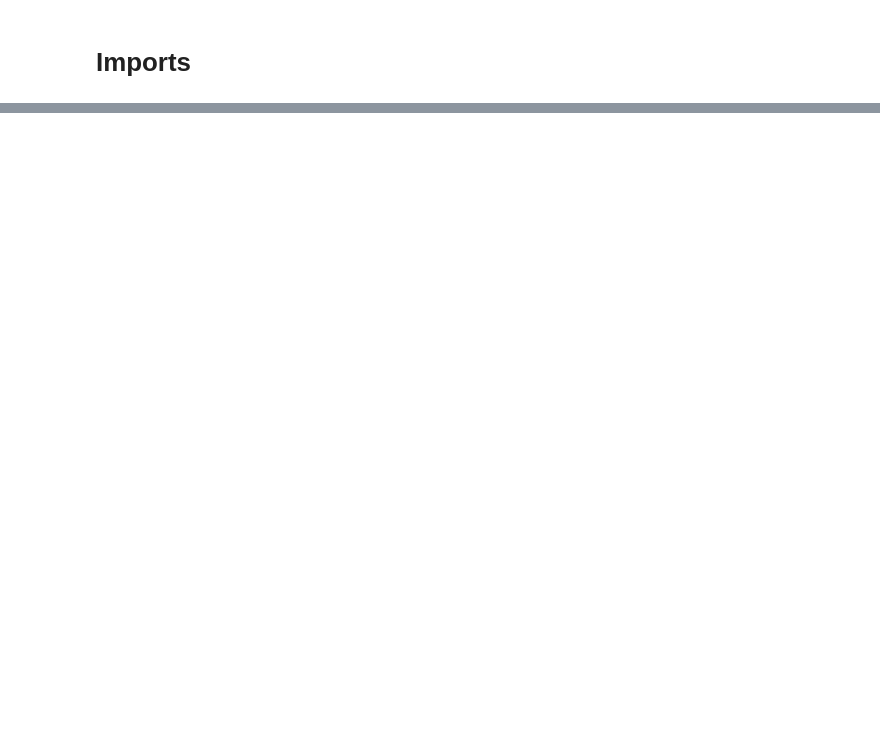
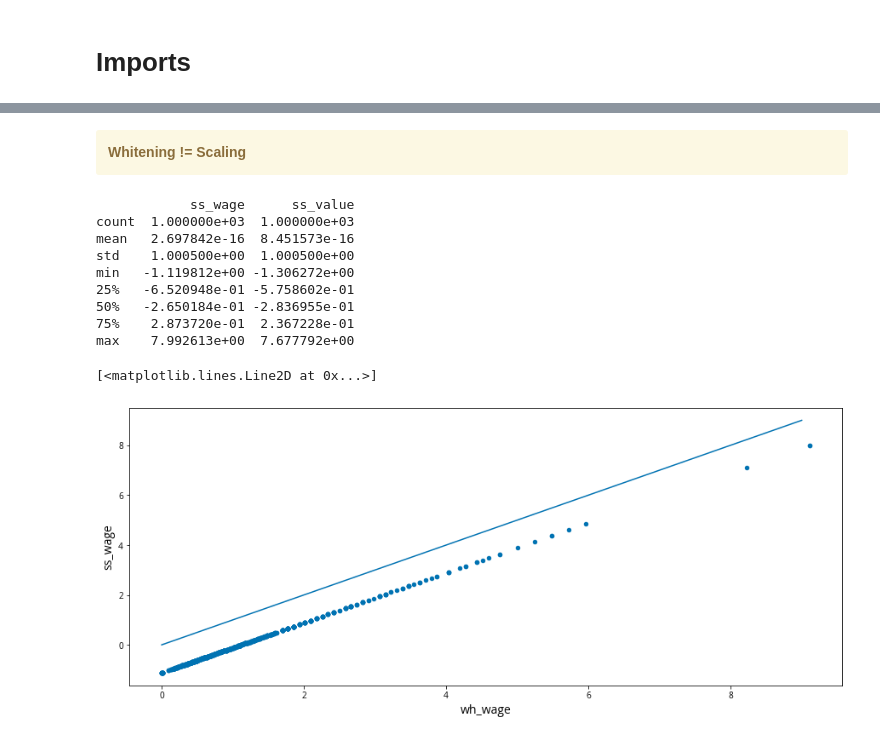
Before and after one commit to watchful-cluckets/springboard_dsci_career_track, a Jupyter notebook: datacamp_projects/clustering/clustering.ipynb, the cells around one changed output, grey strips where cells are left out. Saved outputs shown, nothing was run; the diff lists cells and outputs as text; code cells hidden in the pictures; blank space fills up the shorter version.

```diff
--- a/datacamp_projects/clustering/clustering.ipynb
+++ b/datacamp_projects/clustering/clustering.ipynb
@@ -81,0 +159,28 @@ from sklearn.tree import DecisionTreeClassifier, DecisionTreeRegressor
+# %% [markdown]
+<div class="alert alert-block alert-warning">
+<b>Whitening != Scaling</b></div>
+# %%
+# standardscaler != whitening
+
+# Scale wage and value
+fifa['wh_wage'] = sp.cluster.vq.whiten(fifa['eur_wage'])
+fifa['wh_value'] = sp.cluster.vq.whiten(fifa['eur_value'])
+
+fifa['ss_wage'] = StandardScaler().fit_transform(fifa['eur_wage'].values.reshape(-1,1))
+fifa['ss_value'] = StandardScaler().fit_transform(fifa['eur_value'].values.reshape(-1,1))
+print(fifa[['ss_wage', 'ss_value']].describe())
+fifa.plot(x="wh_wage", y="ss_wage", kind="scatter")
+x = [_ for _ in range(0,10)]
+plt.plot(x, x)
+# %% [output]
+            ss_wage      ss_value
+count  1.000000e+03  1.000000e+03
+mean   2.697842e-16  8.451573e-16
+std    1.000500e+00  1.000500e+00
+min   -1.119812e+00 -1.306272e+00
+25%   -6.520948e-01 -5.758602e-01
+50%   -2.650184e-01 -2.836955e-01
+75%    2.873720e-01  2.367228e-01
+max    7.992613e+00  7.677792e+00
+[<matplotlib.lines.Line2D at 0x...>]
+[figure, added]
```
Also changed, not shown: parts of 21 cells of this notebook, 2 other files.
